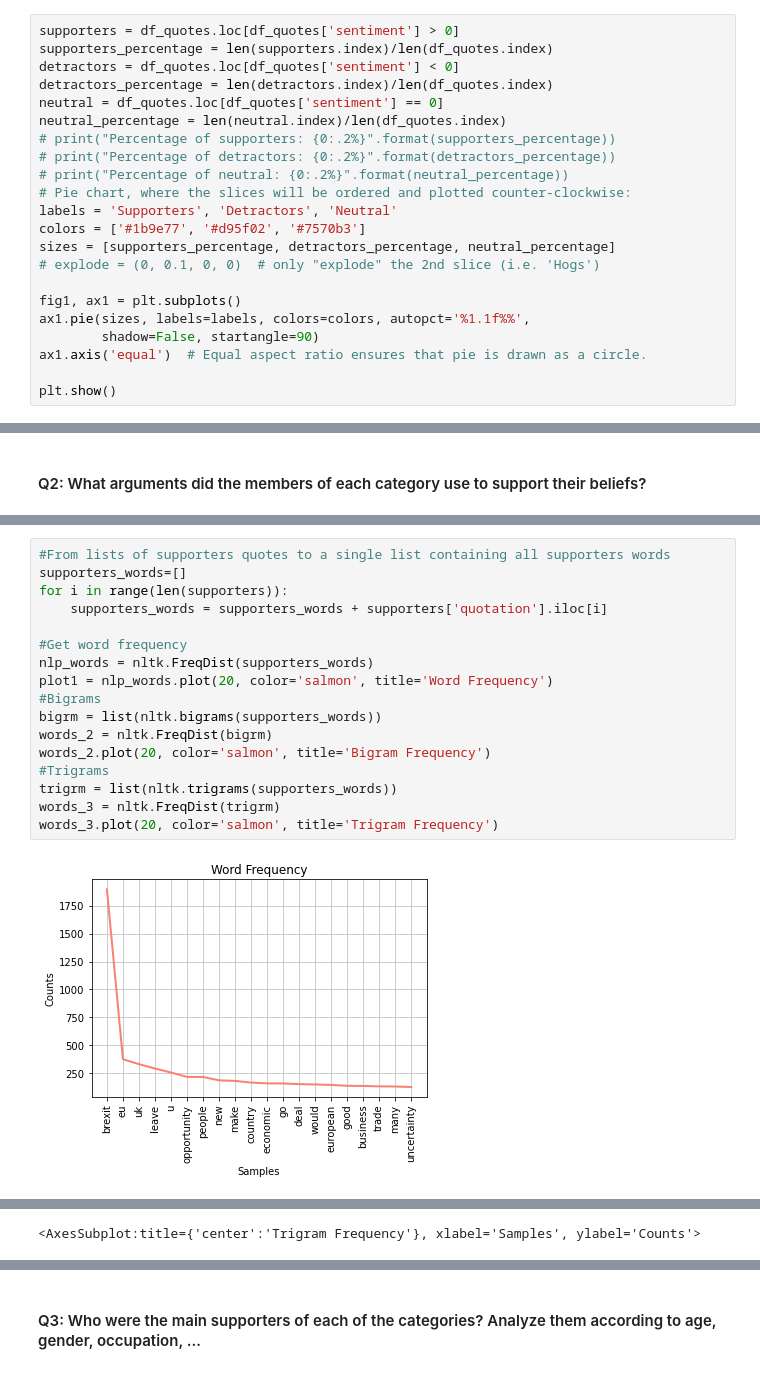
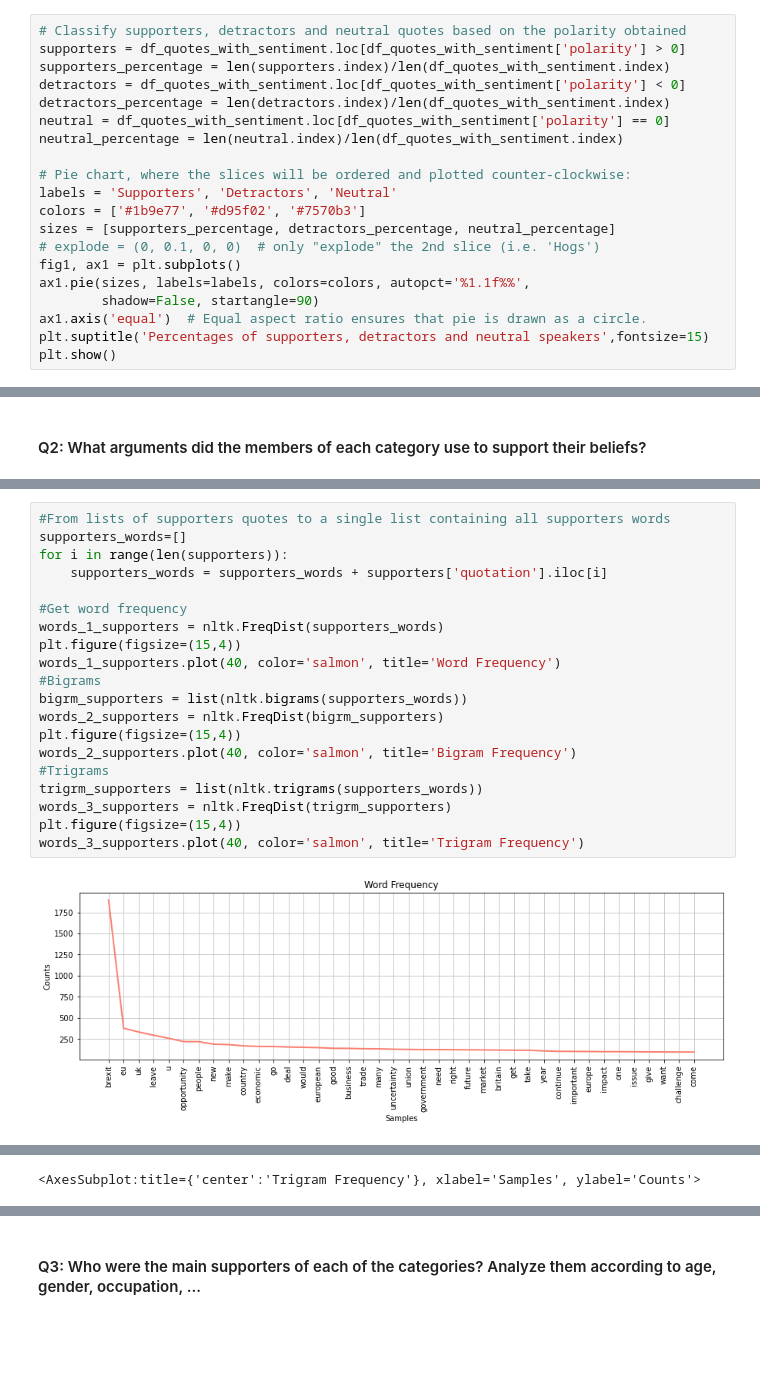
Before and after one commit to epfl-ada/ada-2021-project-kava, a Jupyter notebook: milestone2_template.ipynb, the cells around one changed output, grey strips where cells are left out. Drawn from its saved outputs; the diff is of its cells as text; blank space fills up the shorter version.

```diff
--- a/milestone2_template.ipynb
+++ b/milestone2_template.ipynb
@@ -960,23 +921,21 @@ Name: sentiment, dtype: float64
 # %%
-supporters = df_quotes.loc[df_quotes['sentiment'] > 0]
-supporters_percentage = len(supporters.index)/len(df_quotes.index)
-detractors = df_quotes.loc[df_quotes['sentiment'] < 0]
-detractors_percentage = len(detractors.index)/len(df_quotes.index)
-neutral = df_quotes.loc[df_quotes['sentiment'] == 0]
-neutral_percentage = len(neutral.index)/len(df_quotes.index)
-# print("Percentage of supporters: {0:.2%}".format(supporters_percentage))
-# print("Percentage of detractors: {0:.2%}".format(detractors_percentage))
-# print("Percentage of neutral: {0:.2%}".format(neutral_percentage))
+# Classify supporters, detractors and neutral quotes based on the polarity obtained
+supporters = df_quotes_with_sentiment.loc[df_quotes_with_sentiment['polarity'] > 0]
+supporters_percentage = len(supporters.index)/len(df_quotes_with_sentiment.index)
+detractors = df_quotes_with_sentiment.loc[df_quotes_with_sentiment['polarity'] < 0]
+detractors_percentage = len(detractors.index)/len(df_quotes_with_sentiment.index)
+neutral = df_quotes_with_sentiment.loc[df_quotes_with_sentiment['polarity'] == 0]
+neutral_percentage = len(neutral.index)/len(df_quotes_with_sentiment.index)
+
 # Pie chart, where the slices will be ordered and plotted counter-clockwise:
 labels = 'Supporters', 'Detractors', 'Neutral'
 colors = ['#1b9e77', '#d95f02', '#7570b3']
 sizes = [supporters_percentage, detractors_percentage, neutral_percentage]
 # explode = (0, 0.1, 0, 0)  # only "explode" the 2nd slice (i.e. 'Hogs')
-
 fig1, ax1 = plt.subplots()
 ax1.pie(sizes, labels=labels, colors=colors, autopct='%1.1f%%',
         shadow=False, startangle=90)
 ax1.axis('equal')  # Equal aspect ratio ensures that pie is drawn as a circle.
-
+plt.suptitle('Percentages of supporters, detractors and neutral speakers',fontsize=15)
 plt.show()
 # %% [output]
@@ -1089,19 +1055,22 @@ plt.xticks(rotation=30);
 # %%
 #From lists of supporters quotes to a single list containing all supporters words
 supporters_words=[]
 for i in range(len(supporters)):
     supporters_words = supporters_words + supporters['quotation'].iloc[i]
 
 #Get word frequency
-nlp_words = nltk.FreqDist(supporters_words)
-plot1 = nlp_words.plot(20, color='salmon', title='Word Frequency')
+words_1_supporters = nltk.FreqDist(supporters_words)
+plt.figure(figsize=(15,4))
+words_1_supporters.plot(40, color='salmon', title='Word Frequency')
 #Bigrams
-bigrm = list(nltk.bigrams(supporters_words))
-words_2 = nltk.FreqDist(bigrm)
-words_2.plot(20, color='salmon', title='Bigram Frequency')
+bigrm_supporters = list(nltk.bigrams(supporters_words))
+words_2_supporters = nltk.FreqDist(bigrm_supporters)
+plt.figure(figsize=(15,4))
+words_2_supporters.plot(40, color='salmon', title='Bigram Frequency')
 #Trigrams
-trigrm = list(nltk.trigrams(supporters_words))
-words_3 = nltk.FreqDist(trigrm)
-words_3.plot(20, color='salmon', title='Trigram Frequency')
+trigrm_supporters = list(nltk.trigrams(supporters_words))
+words_3_supporters = nltk.FreqDist(trigrm_supporters)
+plt.figure(figsize=(15,4))
+words_3_supporters.plot(40, color='salmon', title='Trigram Frequency')
 # %% [output]
-[figure, old version]
+[figure, new version]
```
Also changed, not shown: parts of 42 cells of this notebook, 1 other file.
